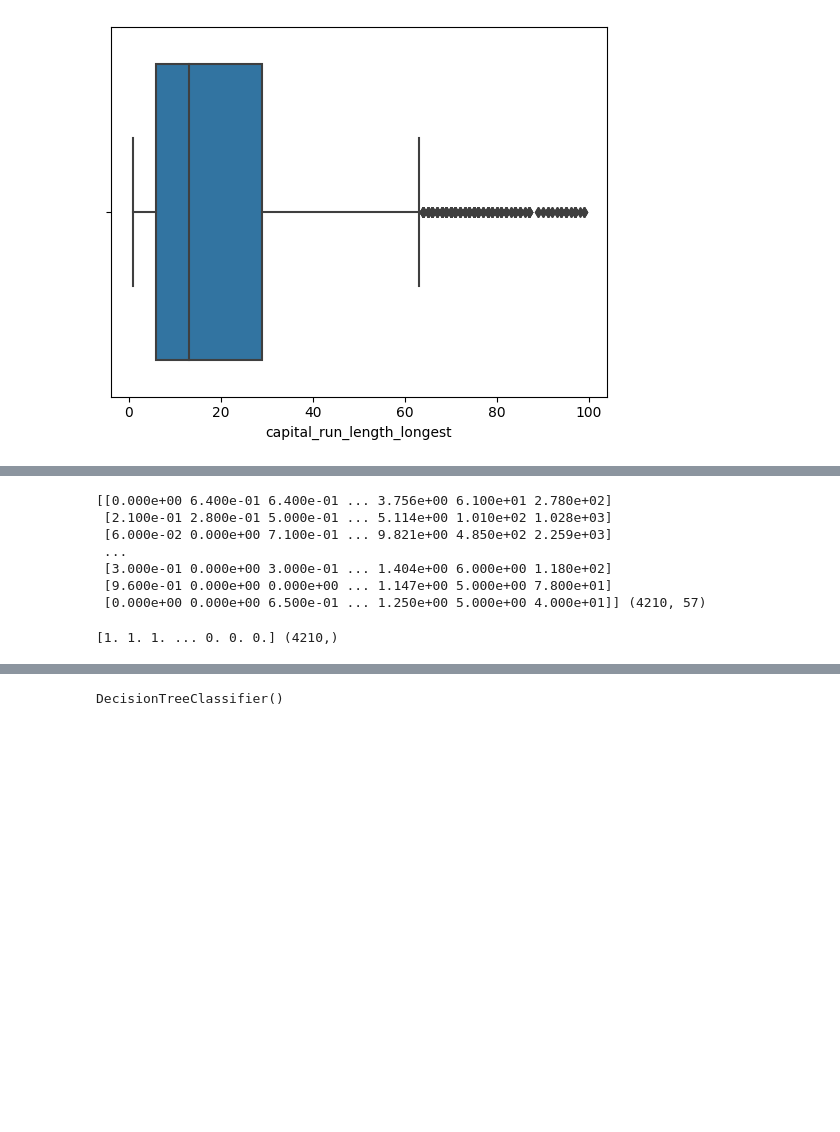
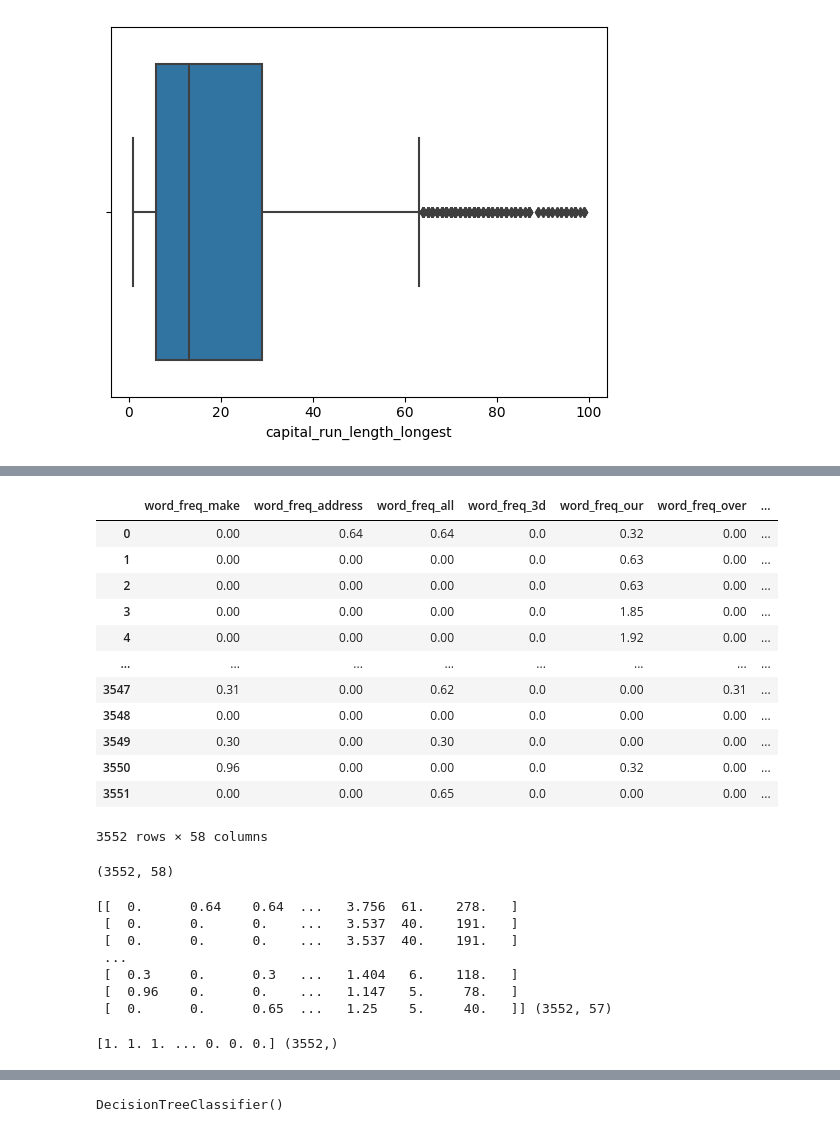
Before and after one commit to Nadun999/spam-email-classification-using-KNN-DT, a Jupyter notebook: main.ipynb, the cells around one changed output, grey strips where cells are left out. Drawn from its saved outputs; the diff is of its cells as text; code cells hidden in the pictures; blank space fills up the shorter version.

```diff
--- a/main.ipynb
+++ b/main.ipynb
@@ -231,19 +267,48 @@ sn.boxplot(x = df['capital_run_length_longest'])
+# %%
+# Drop all rows with NaN values
+df2=df.dropna()
+df2=df.dropna(axis=0)
+
+# Reset index after drop
+df2=df.dropna().reset_index(drop=True)
+# %%
+df = df2
+df
+# %% [output]
+|  | word_freq_make | word_freq_address | word_freq_all | word_freq_3d | word_freq_our | word_freq_over | ... |
+| 0 | 0.00 | 0.64 | 0.64 | 0.0 | 0.32 | 0.00 | ... |
+| 1 | 0.00 | 0.00 | 0.00 | 0.0 | 0.63 | 0.00 | ... |
+| 2 | 0.00 | 0.00 | 0.00 | 0.0 | 0.63 | 0.00 | ... |
+| 3 | 0.00 | 0.00 | 0.00 | 0.0 | 1.85 | 0.00 | ... |
+| 4 | 0.00 | 0.00 | 0.00 | 0.0 | 1.92 | 0.00 | ... |
+| ... | ... | ... | ... | ... | ... | ... | ... |
+| 3547 | 0.31 | 0.00 | 0.62 | 0.0 | 0.00 | 0.31 | ... |
+| 3548 | 0.00 | 0.00 | 0.00 | 0.0 | 0.00 | 0.00 | ... |
+| 3549 | 0.30 | 0.00 | 0.30 | 0.0 | 0.00 | 0.00 | ... |
+| 3550 | 0.96 | 0.00 | 0.00 | 0.0 | 0.32 | 0.00 | ... |
+| 3551 | 0.00 | 0.00 | 0.65 | 0.0 | 0.00 | 0.00 | ... |
+3552 rows × 58 columns
+# %%
+dataset = df.to_numpy()
+print(dataset.shape)
+# %% [output]
+(3552, 58)
 # %%
 X = dataset[:,:57]
 print(X,X.shape)
 # %% [output]
-[[0.000e+00 6.400e-01 6.400e-01 ... 3.756e+00 6.100e+01 2.780e+02]
- [2.100e-01 2.800e-01 5.000e-01 ... 5.114e+00 1.010e+02 1.028e+03]
- [6.000e-02 0.000e+00 7.100e-01 ... 9.821e+00 4.850e+02 2.259e+03]
+[[  0.      0.64    0.64  ...   3.756  61.    278.   ]
+ [  0.      0.      0.    ...   3.537  40.    191.   ]
+ [  0.      0.      0.    ...   3.537  40.    191.   ]
  ...
- [3.000e-01 0.000e+00 3.000e-01 ... 1.404e+00 6.000e+00 1.180e+02]
- [9.600e-01 0.000e+00 0.000e+00 ... 1.147e+00 5.000e+00 7.800e+01]
- [0.000e+00 0.000e+00 6.500e-01 ... 1.250e+00 5.000e+00 4.000e+01]] (4210, 57)
+ [  0.3     0.      0.3   ...   1.404   6.    118.   ]
+ [  0.96    0.      0.    ...   1.147   5.     78.   ]
+ [  0.      0.      0.65  ...   1.25    5.     40.   ]] (3552, 57)
 # %%
 y = dataset[:,57]
 print(y,y.shape)
 # %% [output]
-[1. 1. 1. ... 0. 0. 0.] (4210,)
+[1. 1. 1. ... 0. 0. 0.] (3552,)
 # %%
 X_train, X_test,y_train, y_test = train_test_split(X,y,test_size = 0.2)
 
```
Also changed, not shown: parts of 9 cells of this notebook, 1 other file.
